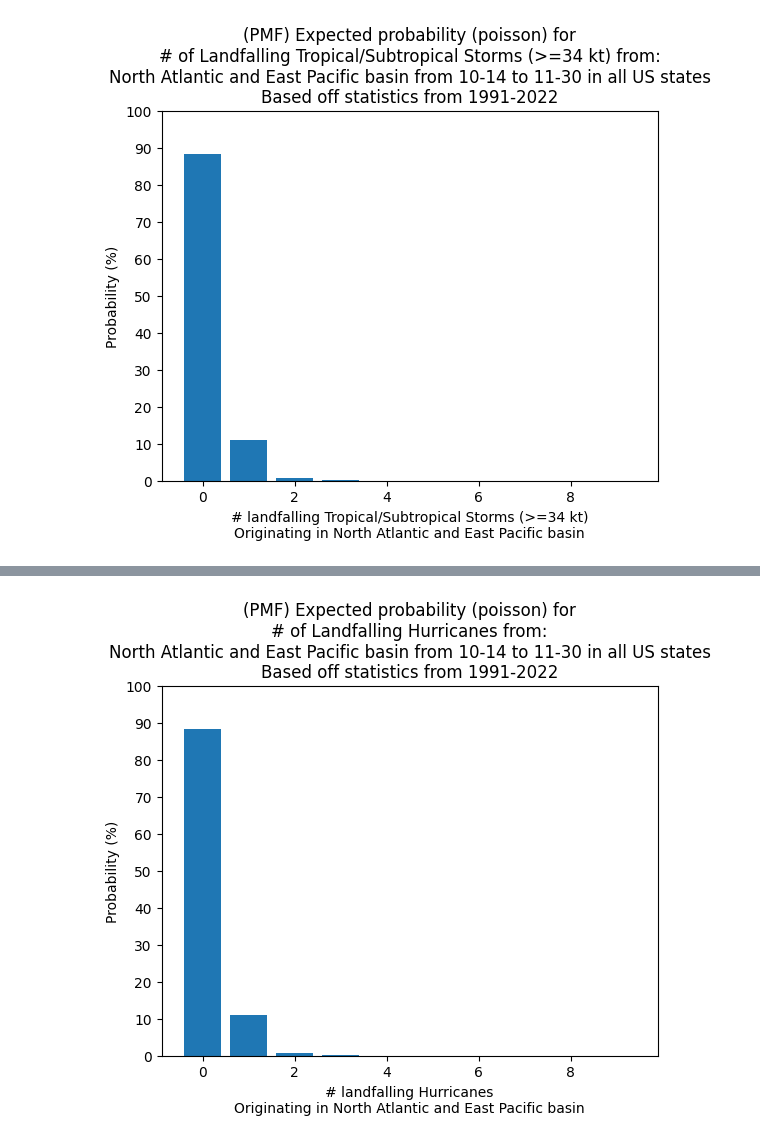
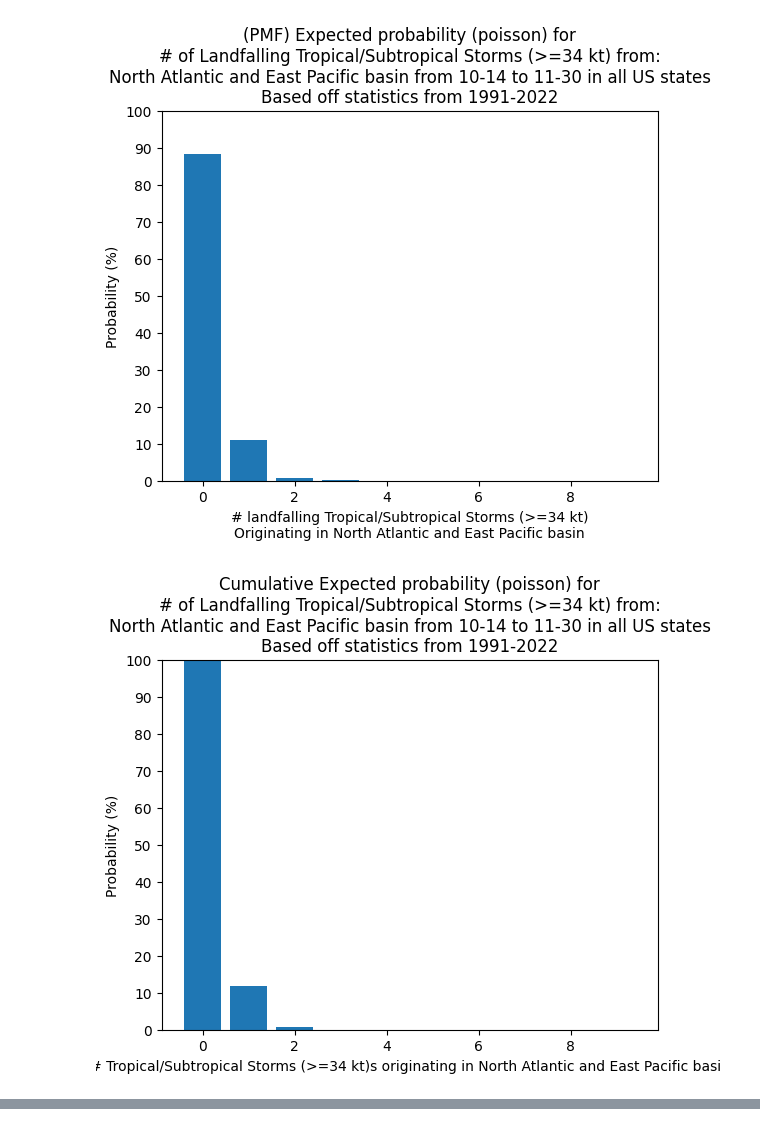
Before and after one commit to JRPdata/cyclone_climatology, a Jupyter notebook: cyclone_climatology.ipynb, the cells around one changed output, grey strips where cells are left out. Saved outputs shown, nothing was run; the diff lists cells and outputs as text; code cells hidden in the pictures.

```diff
--- a/cyclone_climatology.ipynb
+++ b/cyclone_climatology.ipynb
@@ -695,18 +738,31 @@ for storm_type_short, storm_type_long in storm_types.items():
         start_month_num=start_month, start_day_num_of_month=start_day,
         end_month_num=end_month, end_day_num_of_month=end_day
     )
+
     num_years = (end_year - start_year + 1)
     num_in_period = len(landfalling_in_period)
     print(f"# US {storm_type_long} landfalls from {full_basin_name} basins, {start_year} to {end_year} {sub_period_str} {states_str}:", num_in_period)
 
     event_counts = list(range(0,10))
-    ep_pct_per_event_count = []
+    pmf_pct_per_event_count = []
+    cum_pct_per_event_count = []
+    pct_total = 0
     for n in event_counts:
-        ep_pct_per_event_count.append(100 * poisson_pmf(num_years, num_in_period, n))
+        pct = 100 * poisson_pmf(num_years, num_in_period, n)
+        pct_total += pct
+        pmf_pct_per_event_count.append(pct)
 
-    print(ep_pct_per_event_count)
+    remaining_pct = pct_total
+    # get cumulative probability from pmf
+    for pct in pmf_pct_per_event_count:
+        cum_pct_per_event_count.append(remaining_pct)
+        remaining_pct = remaining_pct - pct
+
+    print("PMF % (starting from 0):", pmf_pct_per_event_count)
+    print("Cumulative % (starting from 0):", cum_pct_per_event_count)
     # Create a bar chart
-    plt.bar(event_counts, ep_pct_per_event_count)
+    # PMF
+    plt.bar(event_counts, pmf_pct_per_event_count)
 
     plt.ylim(0, 100)
     plt.yticks(range(0, 101, 10))
@@ -720,6 +776,20 @@ for storm_type_short, storm_type_long in storm_types.items():
 
     # Show the chart
     plt.show()
+
+    # Cumulative Probabilities chart
+    plt.bar(event_counts, cum_pct_per_event_count)
+
+    plt.ylim(0, 100)
+    plt.yticks(range(0, 101, 10))
+
+    # Label the axes and give the chart a title
+    plt.xlabel(f'# {storm_type_long}s originating in {full_basin_name} basin')
+    plt.ylabel('Probability (%)')
+    plt.title(f"Cumulative Expected probability (poisson) for\n# of Landfalling {storm_type_long} from:\n" +
+              f"{full_basin_name} basin {sub_period_str} {states_str}\n" +
+              f"Based off statistics from {start_year}-{end_year}")
+    plt.show()
 # %% [output]
 # US Tropical/Subtropical Storms (>=34 kt) landfalls in records from North Atlantic and East Pacific basins: 274
 # US Tropical/Subtropical Storms (>=34 kt) landfalls from North Atlantic and East Pacific basins, 1991 to 2022 from 10-14 to 11-30 in all US states: 4
@@ -727,3 +798,4 @@ for storm_type_short, storm_type_long in storm_types.items():
 [figure]
+[figure, new version]
 # US Hurricanes landfalls in records from North Atlantic and East Pacific basins: 273
 # US Hurricanes landfalls from North Atlantic and East Pacific basins, 1991 to 2022 from 10-14 to 11-30 in all US states: 4
@@ -731 +803,0 @@ for storm_type_short, storm_type_long in storm_types.items():
-[figure, old version]
```
Also changed, not shown: parts of 8 cells of this notebook.
